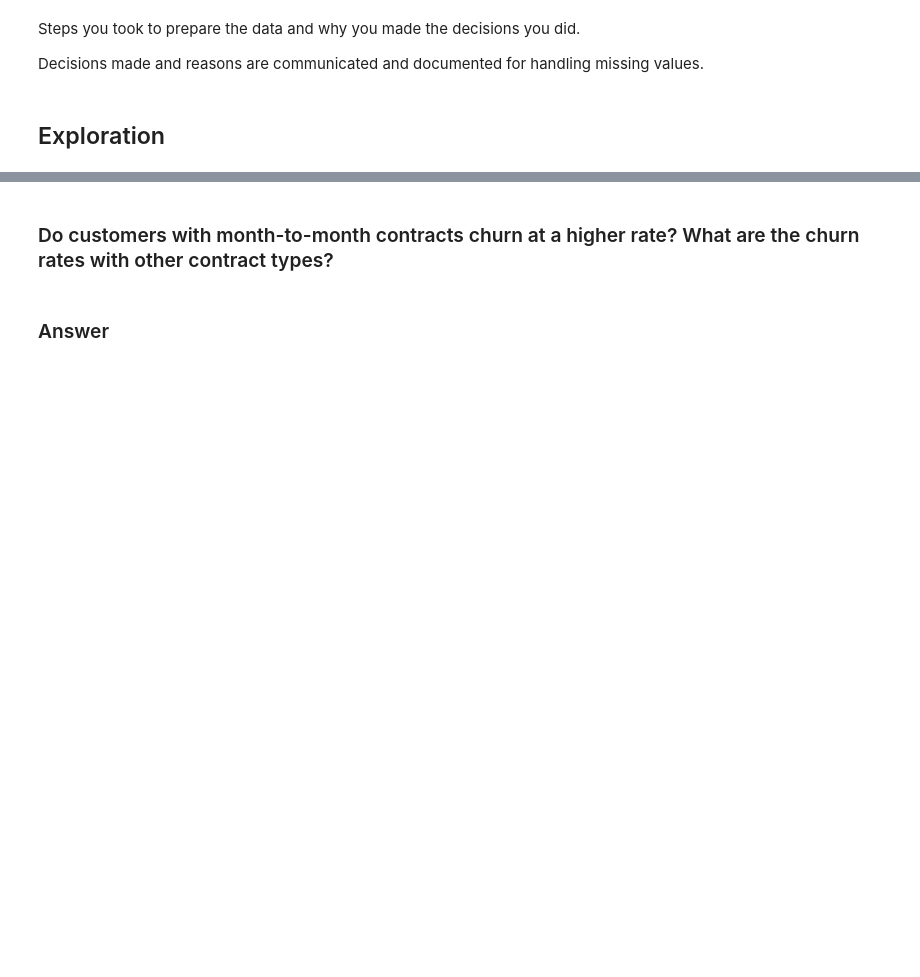
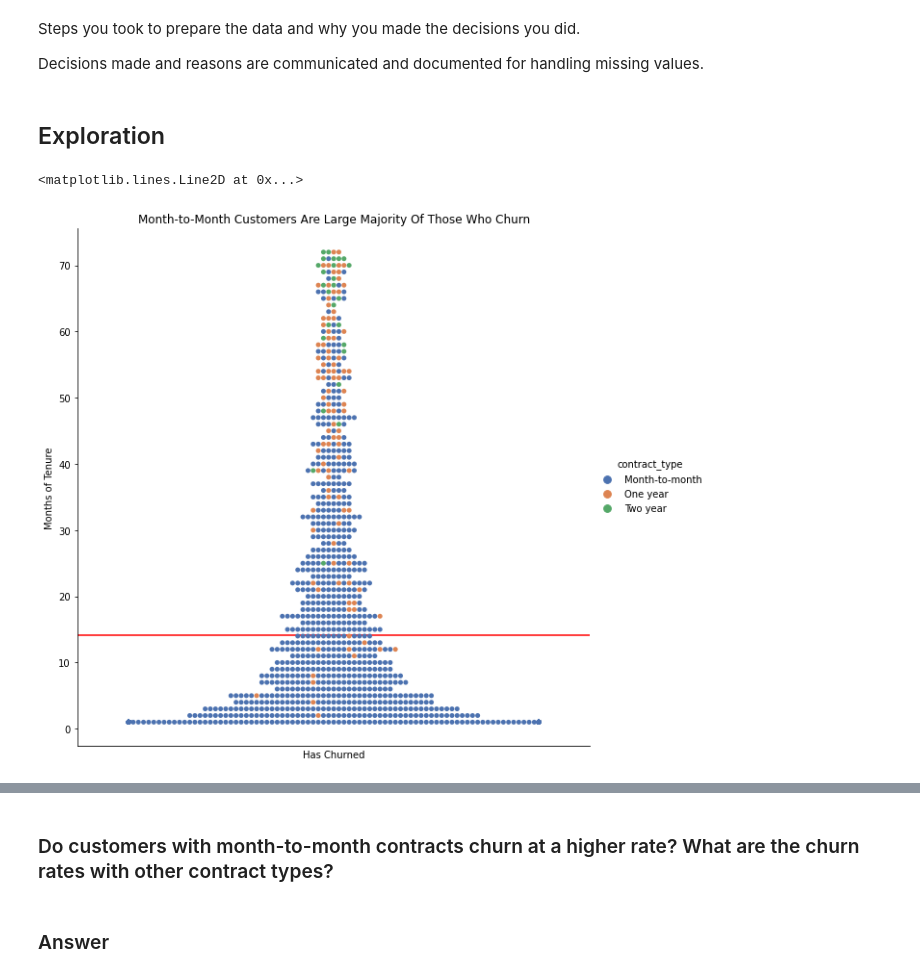
Before and after one commit to lainslie-18/telco_classification_project, a Jupyter notebook: telco_classification_project_draft.ipynb, the cells around one changed output, grey strips where cells are left out. Drawn from its saved outputs; the diff is of its cells as text; code cells hidden in the pictures; blank space fills up the shorter version.

```diff
--- a/telco_classification_project_draft.ipynb
+++ b/telco_classification_project_draft.ipynb
@@ -89,0 +173,7 @@ def train_validate_test_split(df, target, seed=123):
+# %%
+# identify and drop columns that are unnecessary or duplicated
+cols_to_drop = ['payment_type_id', 'internet_service_type_id', 'contract_type_id',
+       'customer_id', 'gender','partner', 'dependents', 'phone_service', 'online_security',
+       'online_backup', 'device_protection', 'tech_support', 'streaming_tv',
+       'streaming_movies', 'paperless_billing', 'churn']
+df = df.drop(columns=cols_to_drop)
@@ -89,0 +292,20 @@ def train_validate_test_split(df, target, seed=123):
+# %%
+def split_telco_data(df):
+    '''
+    This function takes in a dataframe and splits the data into train, validate and test samples.
+    Test, validate, and train are 20%, 24%, & 56% of the original dataset, respectively.
+    The function returns train, validate and test dataframes.
+    '''
+    # split dataframe 80/20, stratify on churn to ensure equal proportions in both dataframes
+    train_validate, test = train_test_split(df, test_size=.2,
+                                            random_state=369,
+                                            stratify=df.churn)
+    # split larger dataframe from previous split 70/30, stratify on churn
+    train, validate = train_test_split(train_validate, test_size=.3,
+                                       random_state=123,
+                                       stratify=train_validate.churn)
+    # results in 3 dataframes
+    return train, validate, test
+# %%
+train, validate, test = split_telco_data(df)
+train.head()
@@ -97,0 +325,16 @@ Decisions made and reasons are communicated and documented for handling missing
+# %%
+
+sns.catplot(x='churn', y='tenure',
+            kind='swarm', hue='contract_type',
+            palette='deep', size=8, aspect=1,
+            data=train[train.churn==1])
+
+plt.title('Month-to-Month Customers Are Large Majority Of Those Who Churn')
+plt.xlabel('Has Churned')
+plt.ylabel('Months of Tenure')
+plt.xticks([1], ['Has Churned'])
+plt.axhline(y=train.tenure[(train.churn==1) & (train.contract_type == 'Month-to-month')].mean(),
+            color='red')
+# %% [output]
+<matplotlib.lines.Line2D at 0x...>
+[figure, added]
```
Also changed, not shown: parts of 36 cells of this notebook, 3 other files.
